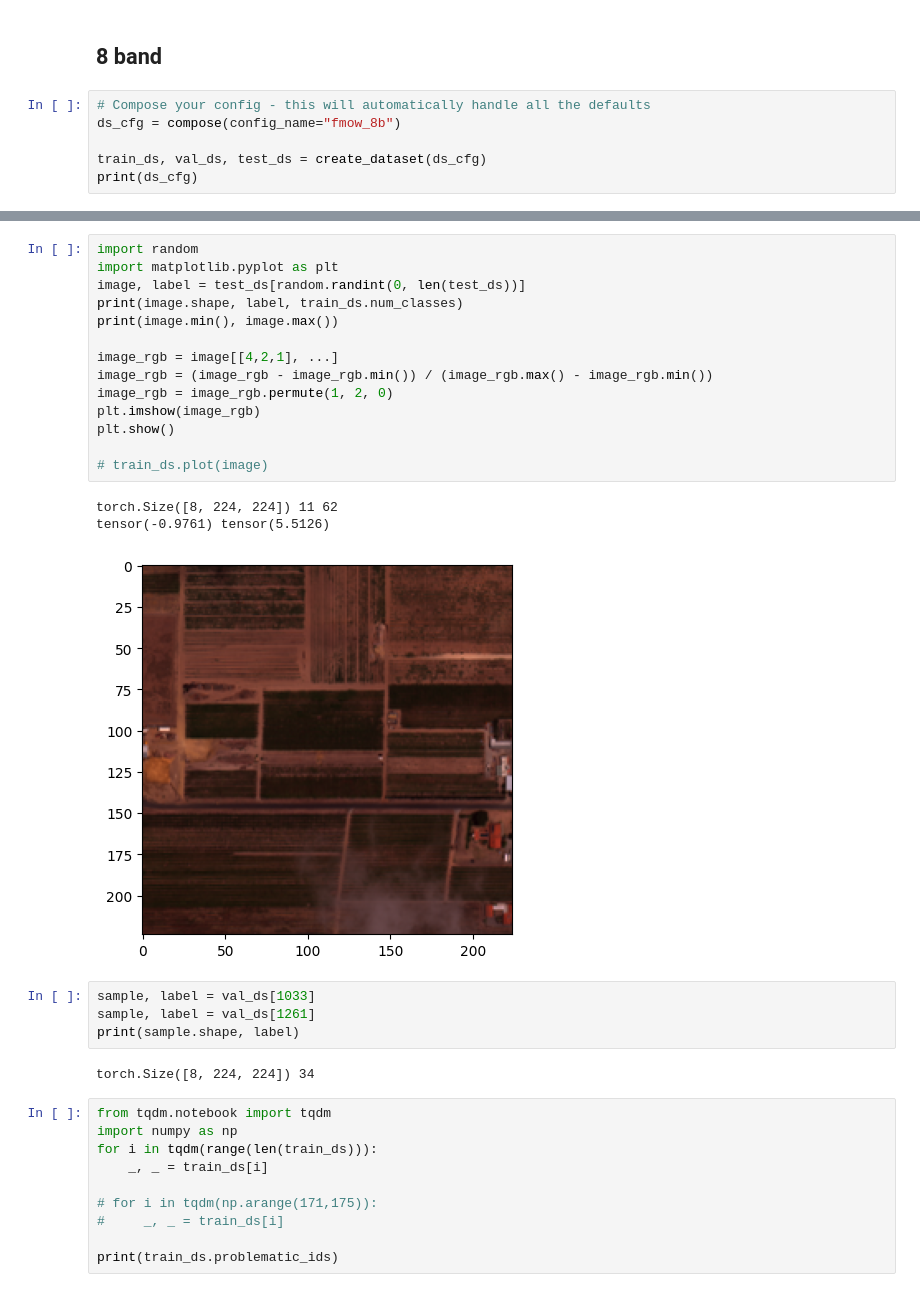
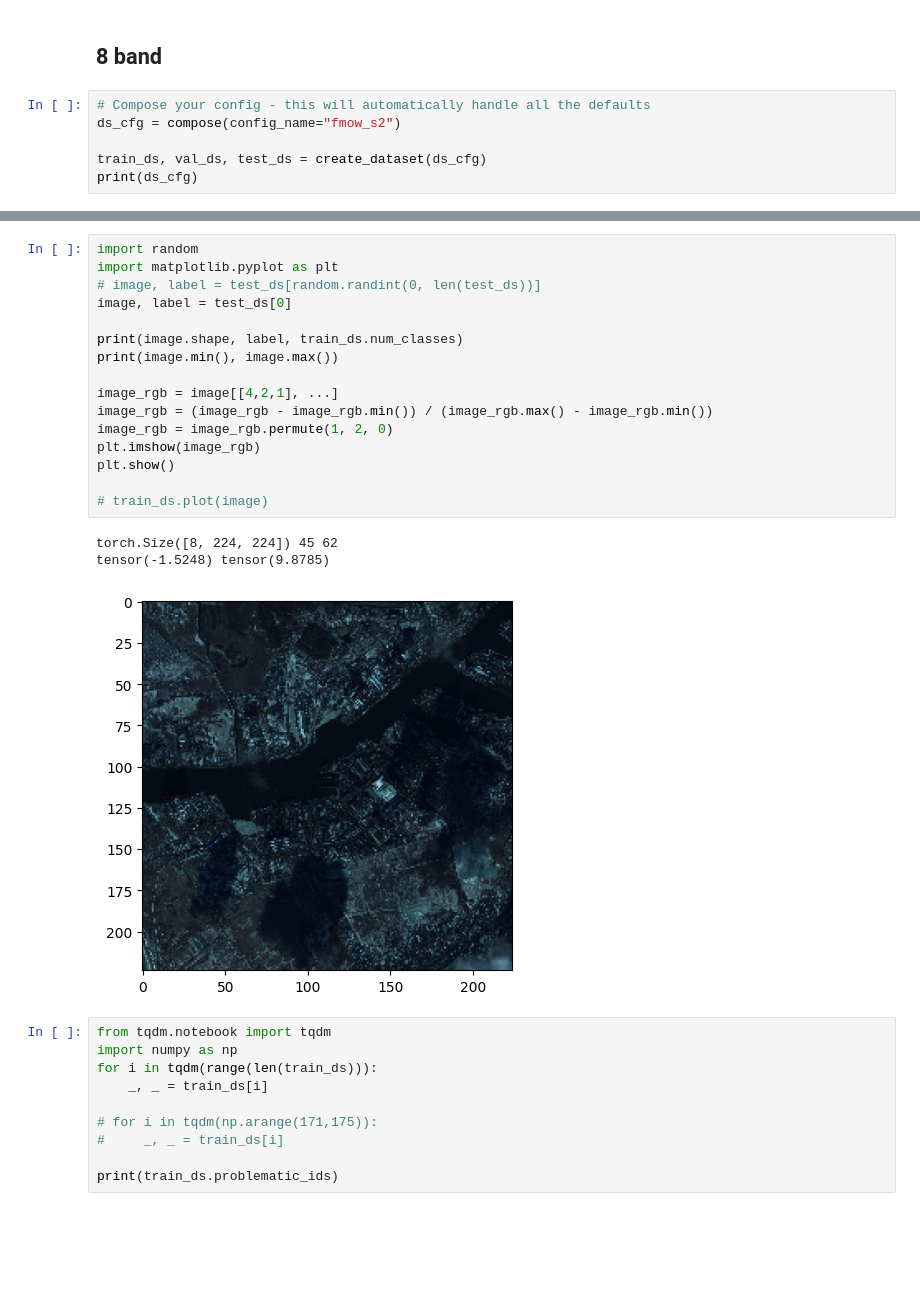
Before and after one commit to ando-shah/fm-playground, a Jupyter notebook: notebooks/test_fmow.ipynb, the cells around one changed output, grey strips where cells are left out. Cells and saved outputs as stored; diff of their text form; blank space fills up the shorter version.

```diff
--- a/notebooks/test_fmow.ipynb
+++ b/notebooks/test_fmow.ipynb
@@ -69,7 +64,7 @@ sample['imgs'].shape, label
 ## 8 band
 # %%
 # Compose your config - this will automatically handle all the defaults
-ds_cfg = compose(config_name="fmow_8b")
+ds_cfg = compose(config_name="fmow_s2")
 
 train_ds, val_ds, test_ds = create_dataset(ds_cfg)
 print(ds_cfg)
@@ -94,27 +118,23 @@ problematic_ids for 8 channels: ['water_treatment_facility_2_0', 'park_53_0', 't
 # %%
 import random
 import matplotlib.pyplot as plt
-image, label = test_ds[random.randint(0, len(test_ds))]
+# image, label = test_ds[random.randint(0, len(test_ds))]
+image, label = test_ds[0]
+
 print(image.shape, label, train_ds.num_classes)
 print(image.min(), image.max())
 
 image_rgb = image[[4,2,1], ...]
 image_rgb = (image_rgb - image_rgb.min()) / (image_rgb.max() - image_rgb.min())
 image_rgb = image_rgb.permute(1, 2, 0)
 plt.imshow(image_rgb)
 plt.show()
 
 # train_ds.plot(image)
 # %% [output]
-torch.Size([8, 224, 224]) 11 62
-tensor(-0.9761) tensor(5.5126)
+torch.Size([8, 224, 224]) 45 62
+tensor(-1.5248) tensor(9.8785)
-[figure, old version]
+[figure, new version]
-# %%
-sample, label = val_ds[1033]
-sample, label = val_ds[1261]
-print(sample.shape, label)
-# %% [output]
-torch.Size([8, 224, 224]) 34
 # %%
 from tqdm.notebook import tqdm
 import numpy as np
```
Also changed, not shown: parts of 19 cells of this notebook, 15 other files.
